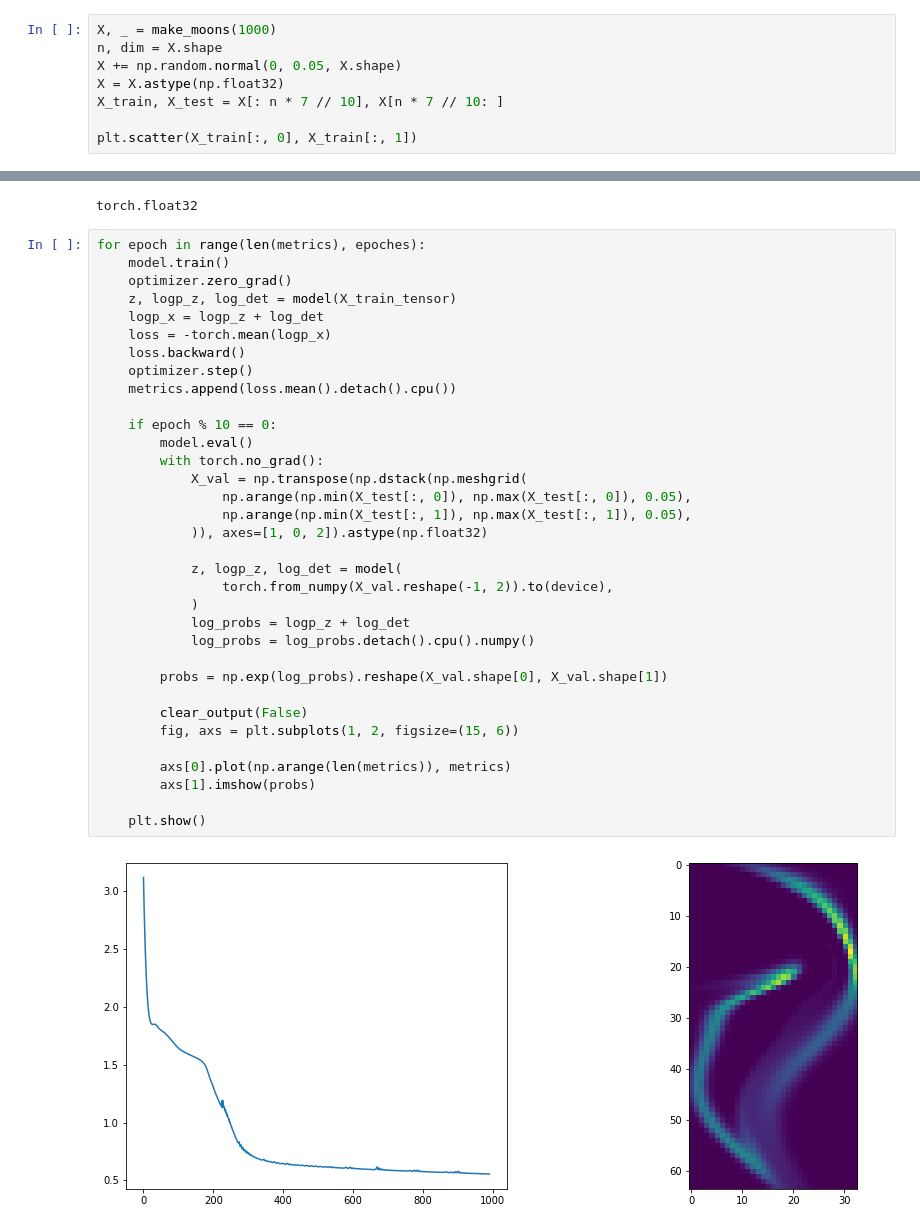
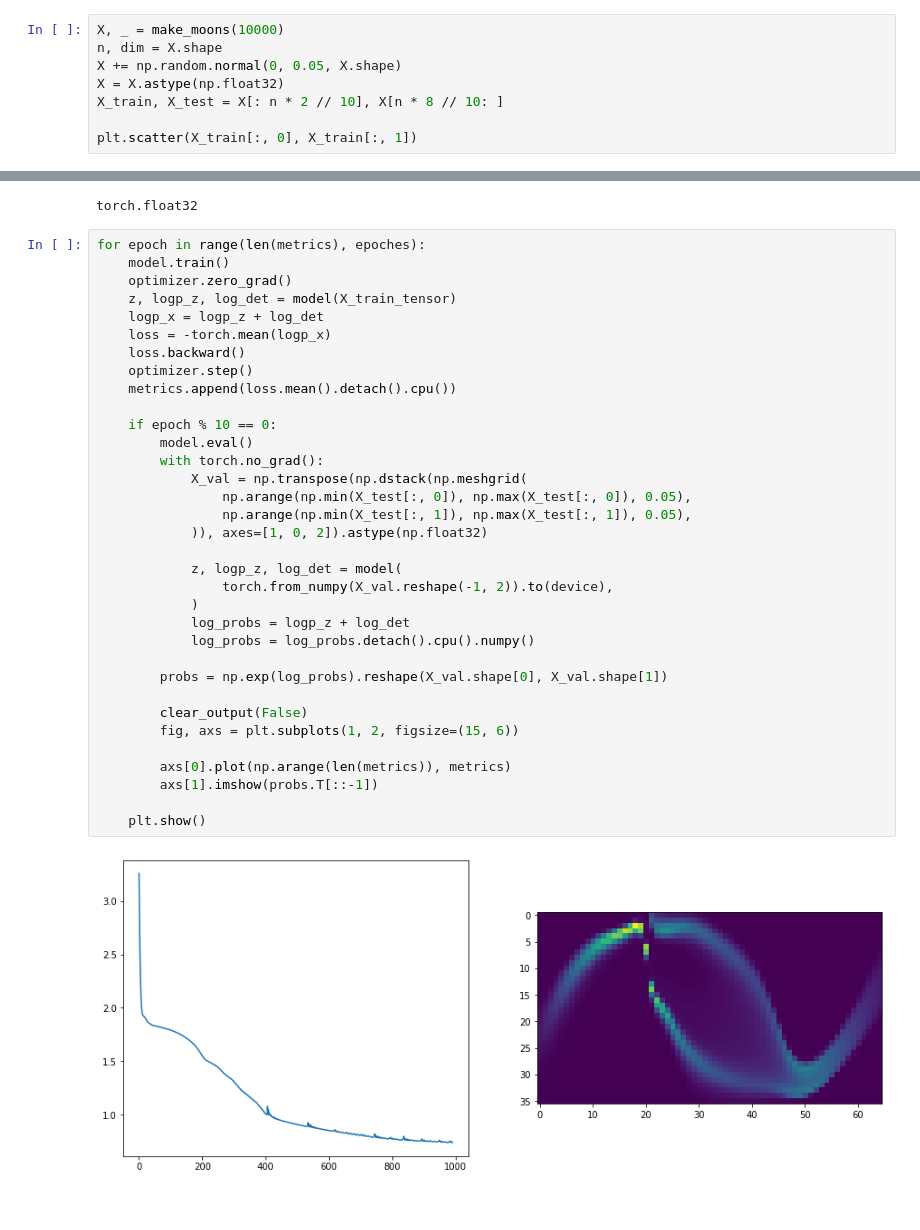
Before and after one commit to MaximArtemev/RICH-GAN-2019, a Jupyter notebook: notebooks/nf + xbg moon example.ipynb, the cells around one changed output, grey strips where cells are left out. Cells and saved outputs as stored; diff of their text form.

Commit message:
nf + xbg moon example update

```diff
--- a/notebooks/nf + xbg moon example.ipynb
+++ b/notebooks/nf + xbg moon example.ipynb
@@ -102,11 +103,11 @@ class MAF(nn.Module):
             log_det += alpha
         return x, log_det
 # %%
-X, _ = make_moons(1000)
+X, _ = make_moons(10000)
 n, dim = X.shape
 X += np.random.normal(0, 0.05, X.shape)
 X = X.astype(np.float32)
-X_train, X_test = X[: n * 7 // 10], X[n * 7 // 10: ]
+X_train, X_test = X[: n * 2 // 10], X[n * 8 // 10: ]
 
 plt.scatter(X_train[:, 0], X_train[:, 1])
 # %% [output]
@@ -137,35 +134,35 @@ for epoch in range(len(metrics), epoches):
     z, logp_z, log_det = model(X_train_tensor)
     logp_x = logp_z + log_det
     loss = -torch.mean(logp_x)
     loss.backward()
     optimizer.step()
     metrics.append(loss.mean().detach().cpu())
 
     if epoch % 10 == 0:
         model.eval()
         with torch.no_grad():
             X_val = np.transpose(np.dstack(np.meshgrid(
                 np.arange(np.min(X_test[:, 0]), np.max(X_test[:, 0]), 0.05),
                 np.arange(np.min(X_test[:, 1]), np.max(X_test[:, 1]), 0.05),
             )), axes=[1, 0, 2]).astype(np.float32)
 
             z, logp_z, log_det = model(
                 torch.from_numpy(X_val.reshape(-1, 2)).to(device),
             )
             log_probs = logp_z + log_det
             log_probs = log_probs.detach().cpu().numpy()
 
         probs = np.exp(log_probs).reshape(X_val.shape[0], X_val.shape[1])
 
         clear_output(False)
         fig, axs = plt.subplots(1, 2, figsize=(15, 6))
 
         axs[0].plot(np.arange(len(metrics)), metrics)
-        axs[1].imshow(probs)
+        axs[1].imshow(probs.T[::-1])
 
     plt.show()
 # %% [output]
-[figure, old version]
+[figure, new version]
 # %%
 X_generated = model.sample(len(X_test)).detach().cpu().numpy()
 y_generated = np.zeros(len(X_generated))
```
Also changed, not shown: parts of 21 cells of this notebook.
